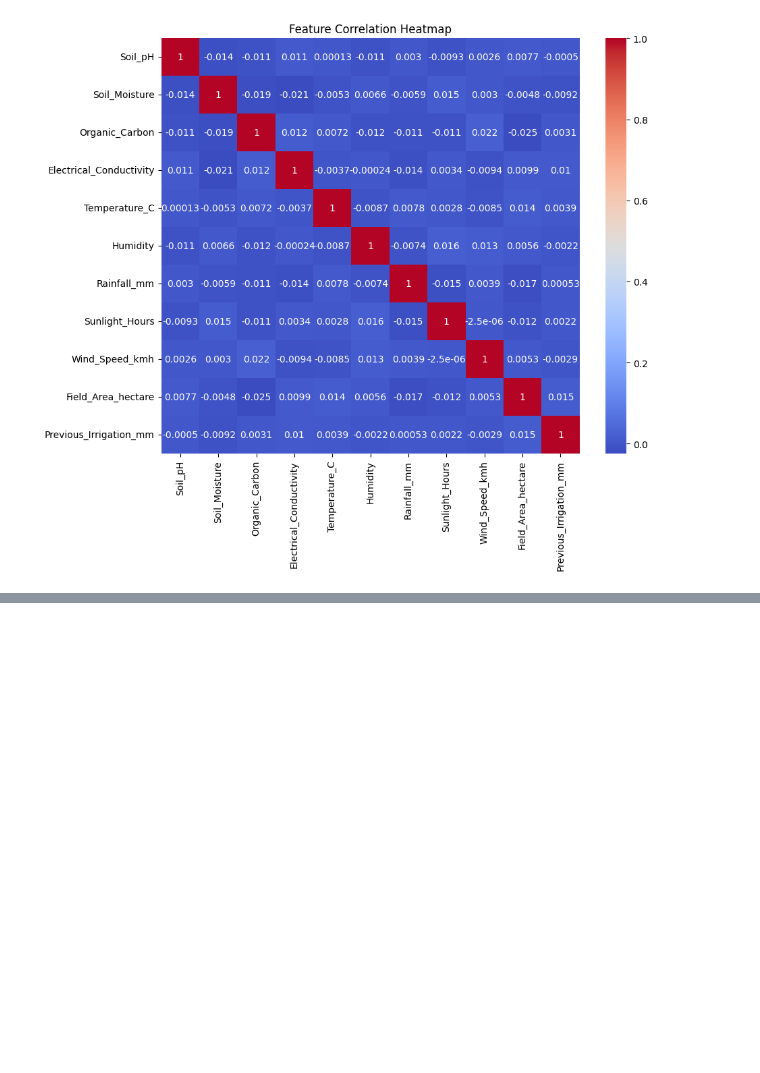
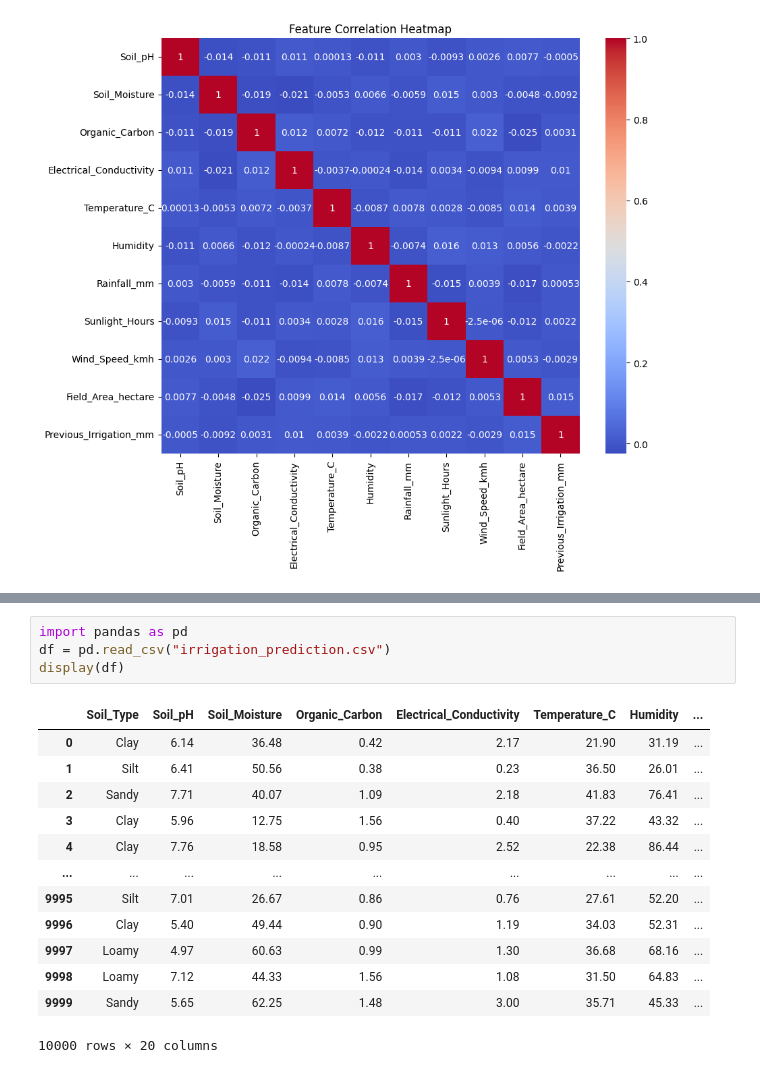
Before and after one commit to likhithasreeyenumula/Collab, a Jupyter notebook: Irrigation_Prediction.ipynb, the cells around one changed output, grey strips where cells are left out. Cells and saved outputs as stored; diff of their text form; blank space fills up the shorter version.

```diff
--- a/Irrigation_Prediction.ipynb
+++ b/Irrigation_Prediction.ipynb
@@ -305,0 +429,18 @@ plt.show()
+# %%
+import pandas as pd
+df = pd.read_csv("irrigation_prediction.csv")
+display(df)
+# %% [output]
+|  | Soil_Type | Soil_pH | Soil_Moisture | Organic_Carbon | Electrical_Conductivity | Temperature_C | Humidity | ... |
+| 0 | Clay | 6.14 | 36.48 | 0.42 | 2.17 | 21.90 | 31.19 | ... |
+| 1 | Silt | 6.41 | 50.56 | 0.38 | 0.23 | 36.50 | 26.01 | ... |
+| 2 | Sandy | 7.71 | 40.07 | 1.09 | 2.18 | 41.83 | 76.41 | ... |
+| 3 | Clay | 5.96 | 12.75 | 1.56 | 0.40 | 37.22 | 43.32 | ... |
+| 4 | Clay | 7.76 | 18.58 | 0.95 | 2.52 | 22.38 | 86.44 | ... |
+| ... | ... | ... | ... | ... | ... | ... | ... | ... |
+| 9995 | Silt | 7.01 | 26.67 | 0.86 | 0.76 | 27.61 | 52.20 | ... |
+| 9996 | Clay | 5.40 | 49.44 | 0.90 | 1.19 | 34.03 | 52.31 | ... |
+| 9997 | Loamy | 4.97 | 60.63 | 0.99 | 1.30 | 36.68 | 68.16 | ... |
+| 9998 | Loamy | 7.12 | 44.33 | 1.56 | 1.08 | 31.50 | 64.83 | ... |
+| 9999 | Sandy | 5.65 | 62.25 | 1.48 | 3.00 | 35.71 | 45.33 | ... |
+10000 rows × 20 columns
```
Also changed, not shown: parts of 9 cells of this notebook.
